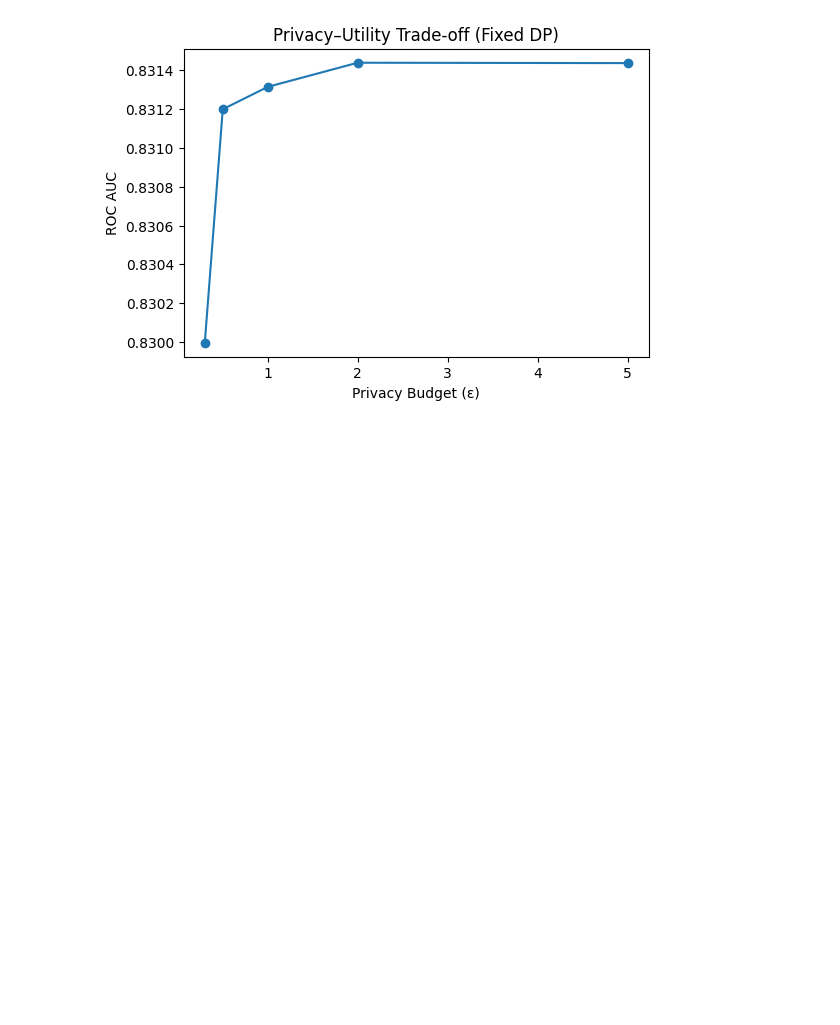
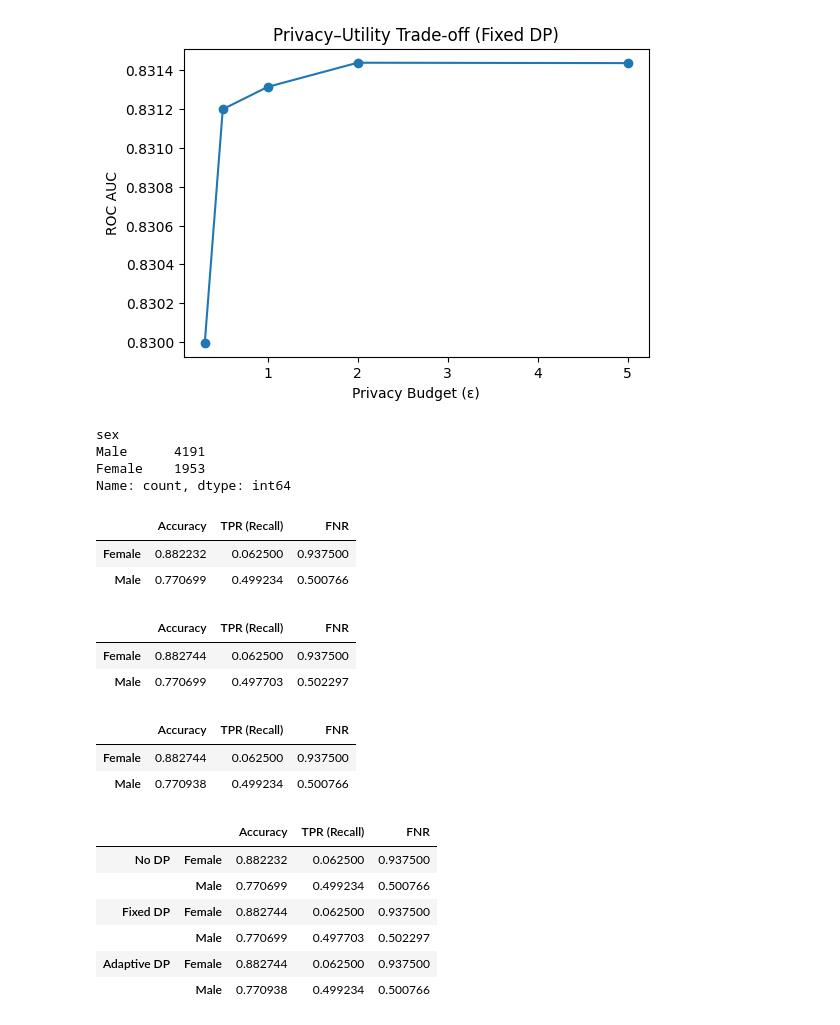
Before and after one commit to shatakshi-tech/adaptive-dp-data-science, a Jupyter notebook: notebook/Adaptive_Differential_Privacy_for_Data_Science.ipynb, the cells around one changed output. Drawn from its saved outputs; the diff is of its cells as text; code cells hidden in the pictures; blank space fills up the shorter version.

```diff
--- a/notebook/Adaptive_Differential_Privacy_for_Data_Science.ipynb
+++ b/notebook/Adaptive_Differential_Privacy_for_Data_Science.ipynb
@@ -735,3 +735,16 @@ However, adaptive differential privacy achieves higher utility than fixed DP at
 In this project, we studied the impact of differential privacy on structured data analytics and machine learning models. We implemented fixed differential privacy using the Laplace mechanism and demonstrated its negative impact on predictive utility.
 To address this limitation, we proposed an adaptive differential privacy framework that allocates privacy budgets based on feature importance. Experimental results showed that adaptive DP consistently outperformed fixed DP under the same average privacy budget, improving accuracy, F1-score, and ROC AUC.
 These findings highlight the importance of task-aware privacy mechanisms in real-world data science pipelines and demonstrate that privacy preservation and model utility need not be mutually exclusive.
+# %%
+fairness_df = X_test.copy()
+fairness_df["true_income"] = y_test.values
+fairness_df["pred_no_dp"] = y_pred_lr
+fairness_df["pred_fixed_dp"] = y_pred_dp
+fairness_df["pred_adaptive_dp"] = y_pred_adp
+
+fairness_df["sex"].value_counts()
+# %% [output]
+sex
+Male      4191
+Female    1953
+Name: count, dtype: int64
@@ -737,0 +776,55 @@ These findings highlight the importance of task-aware privacy mechanisms in real
+# %%
+fairness_no_dp = compute_group_metrics(
+    fairness_df,
+    group_col="sex",
+    pred_col="pred_no_dp"
+)
+
+fairness_no_dp
+# %% [output]
+|  | Accuracy | TPR (Recall) | FNR |
+| Female | 0.882232 | 0.062500 | 0.937500 |
+| Male | 0.770699 | 0.499234 | 0.500766 |
+# %%
+fairness_fixed_dp = compute_group_metrics(
+    fairness_df,
+    group_col="sex",
+    pred_col="pred_fixed_dp"
+)
+
+fairness_fixed_dp
+# %% [output]
+|  | Accuracy | TPR (Recall) | FNR |
+| Female | 0.882744 | 0.062500 | 0.937500 |
+| Male | 0.770699 | 0.497703 | 0.502297 |
+# %%
+fairness_adaptive_dp = compute_group_metrics(
+    fairness_df,
+    group_col="sex",
+    pred_col="pred_adaptive_dp"
+)
+
+fairness_adaptive_dp
+# %% [output]
+|  | Accuracy | TPR (Recall) | FNR |
+| Female | 0.882744 | 0.062500 | 0.937500 |
+| Male | 0.770938 | 0.499234 | 0.500766 |
+# %%
+fairness_comparison = pd.concat(
+    {
+        "No DP": fairness_no_dp,
+        "Fixed DP": fairness_fixed_dp,
+        "Adaptive DP": fairness_adaptive_dp
+    },
+    axis=0
+)
+
+fairness_comparison
+# %% [output]
+|  |  | Accuracy | TPR (Recall) | FNR |
+| No DP | Female | 0.882232 | 0.062500 | 0.937500 |
+|  | Male | 0.770699 | 0.499234 | 0.500766 |
+| Fixed DP | Female | 0.882744 | 0.062500 | 0.937500 |
+|  | Male | 0.770699 | 0.497703 | 0.502297 |
+| Adaptive DP | Female | 0.882744 | 0.062500 | 0.937500 |
+|  | Male | 0.770938 | 0.499234 | 0.500766 |
```
Also changed, not shown: parts of 3 cells of this notebook.
